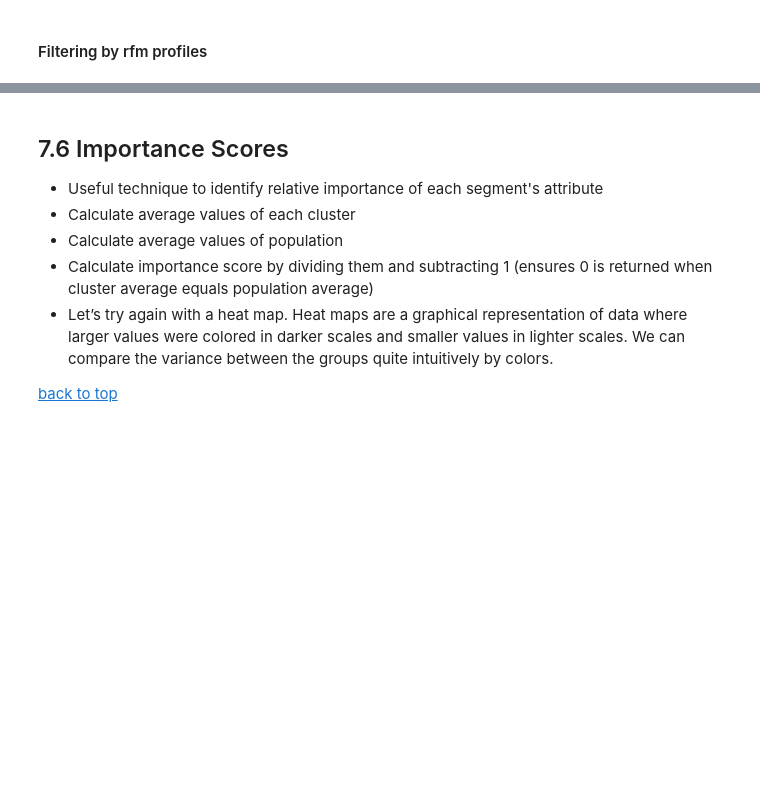
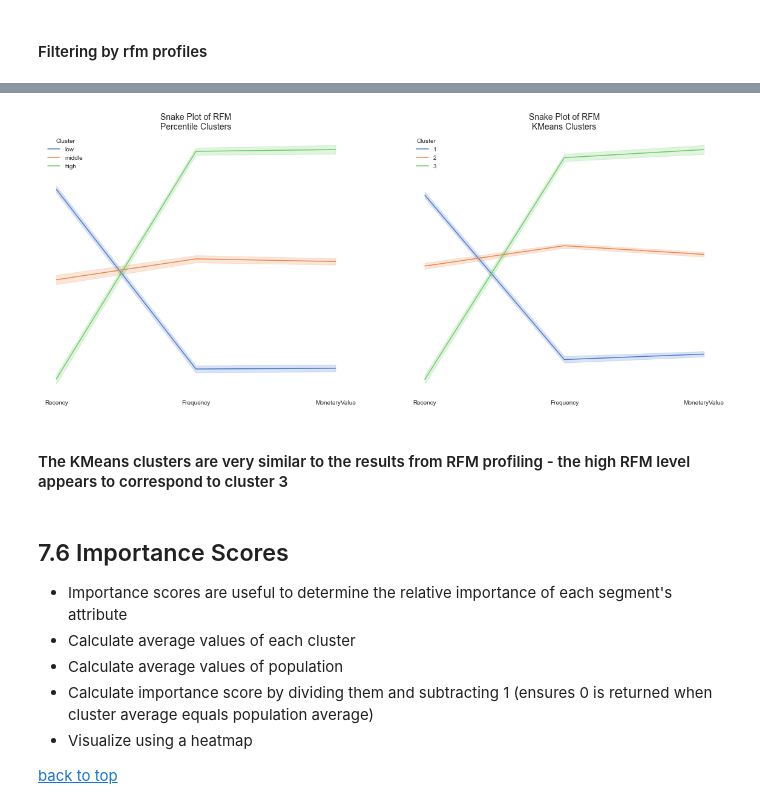
Before and after one commit to csanry/machinelearning, a Jupyter notebook: ecomm_rfm/CODE/e-commerce-cohort-analysis-rfm-clustering.ipynb, the cells around one changed output, grey strips where cells are left out. Saved outputs shown, nothing was run; the diff lists cells and outputs as text; code cells hidden in the pictures; blank space fills up the shorter version.

```diff
--- a/ecomm_rfm/CODE/e-commerce-cohort-analysis-rfm-clustering.ipynb
+++ b/ecomm_rfm/CODE/e-commerce-cohort-analysis-rfm-clustering.ipynb
@@ -830,44 +1280,48 @@ rfm_snake
 fig = plt.figure(figsize = (20, 8))
 gs = fig.add_gridspec(1, 2)
 
 ax0 = fig.add_subplot(gs[0, 0])
 ax1 = fig.add_subplot(gs[0, 1])
 
 for s in ['top', 'right', 'left', 'bottom']:
     ax0.spines[s].set_visible(False)
     ax1.spines[s].set_visible(False)
-
 
 sns.lineplot(x = 'metric', y = 'value', hue = 'rfm_level', data = rfm_snake, ax = ax0, palette = 'muted')
 
 # a snake plot with K-Means
 sns.lineplot(x = 'metric', y = 'value', hue = 'k_cluster', data = rfm_snake, ax = ax1, palette = 'muted')
 
 run = 0
 
 for _ in range(2):
     locals()[f'ax{run}'].legend(title = 'Cluster', frameon = False)
     locals()[f'ax{run}'].set_xlabel('')
     locals()[f'ax{run}'].set_ylabel('')
     locals()[f'ax{run}'].set_xticks(np.arange(3))
     locals()[f'ax{run}'].set_xticklabels(labels = ['Recency', 'Frequency', 'MonetaryValue'])
     locals()[f'ax{run}'].set_yticklabels('')
     run += 1
 
 locals()['ax0'].set_title('Snake Plot of RFM\nPercentile Clusters', fontsize = 14)
 locals()['ax1'].set_title('Snake Plot of RFM\nKMeans Clusters', fontsize = 14)
+locals()['ax1'].legend(labels = [1, 2, 3], title = 'Cluster', frameon=False)
 
 plt.show()
+# %% [output]
+[figure, added]
+# %% [markdown]
+#### The KMeans clusters are very similar to the results from RFM profiling - the high RFM level appears to correspond to cluster 3
 # %% [markdown]
 <a id = 'importance'></a>
 
 ## 7.6 Importance Scores
 
-* Useful technique to identify relative importance of each segment's attribute
+* Importance scores are useful to determine the relative importance of each segment's attribute
 * Calculate average values of each cluster
 * Calculate average values of population
 * Calculate importance score by dividing them and subtracting 1 (ensures 0 is returned when cluster average equals population average)
-* Let’s try again with a heat map. Heat maps are a graphical representation of data where larger values were colored in darker scales and smaller values in lighter scales. We can compare the variance between the groups quite intuitively by colors.
+* Visualize using a heatmap
 
 [back to top](#table_of_contents)
 # %%
```
Also changed, not shown: parts of 132 cells of this notebook, 2 other files.
